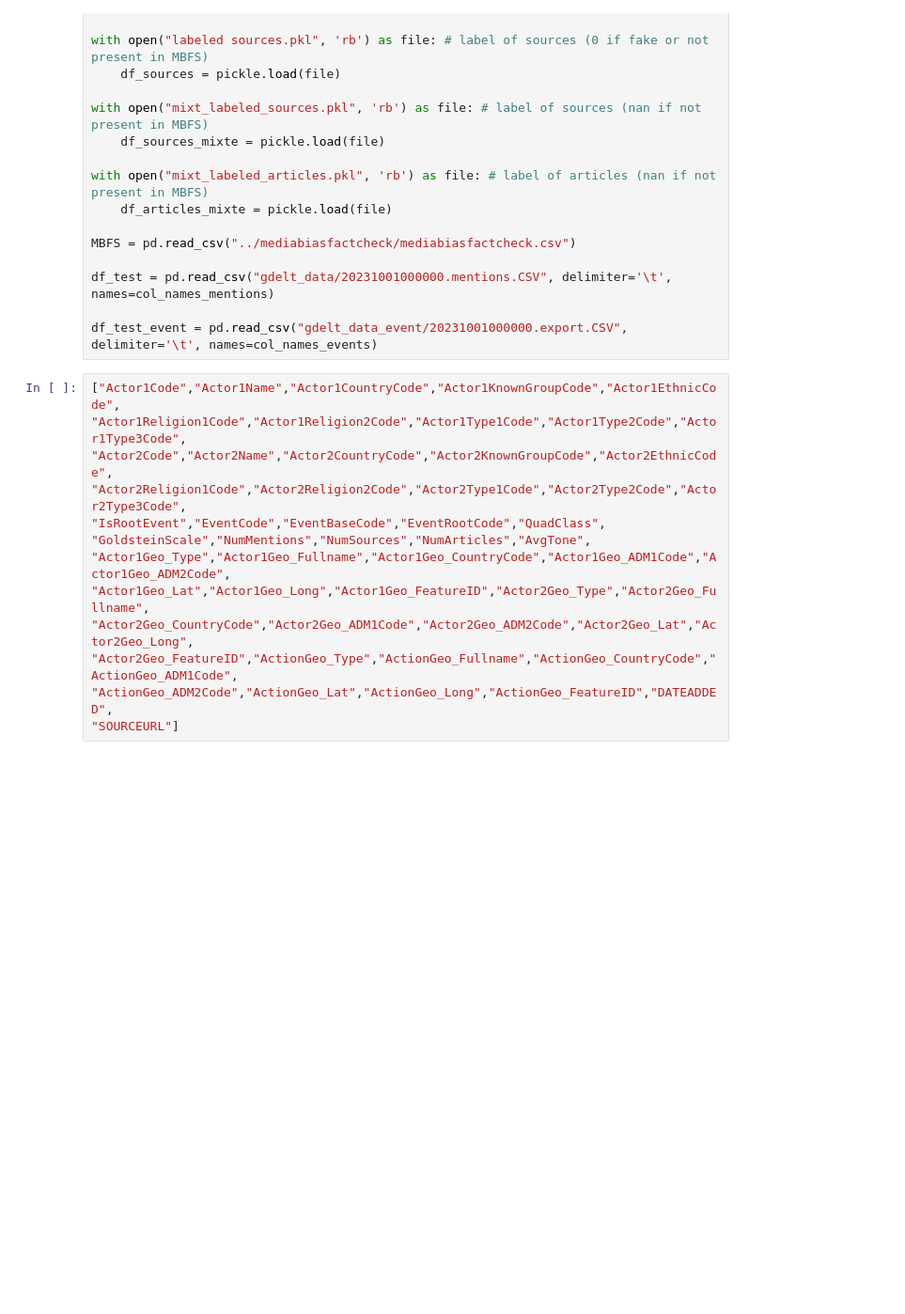
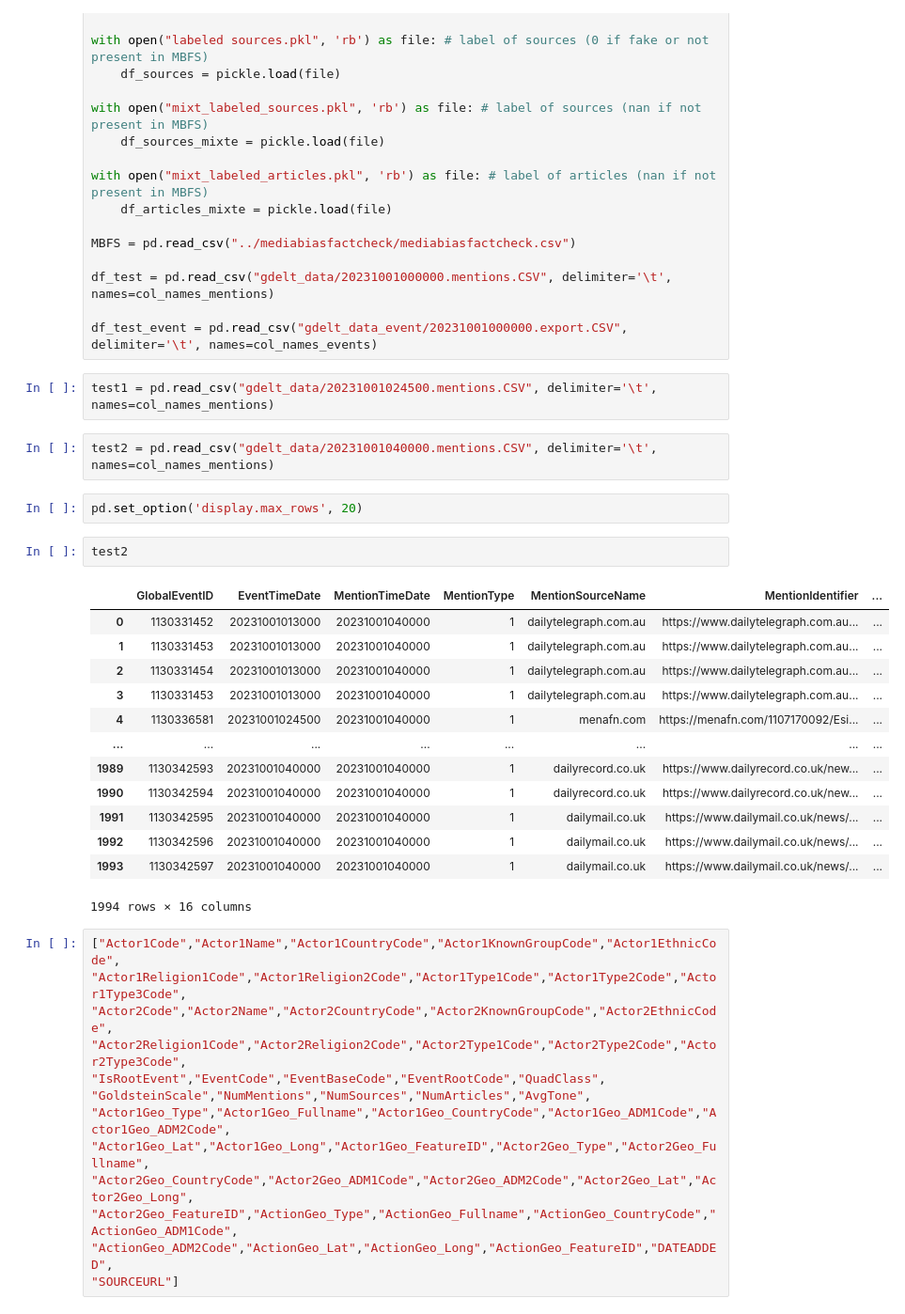
Before and after one commit to MatthiasPicard/fake-news-detection, a Jupyter notebook: urls.ipynb, the cells around one changed output. Shown at 94% size. Drawn from its saved outputs; the diff is of its cells as text; blank space fills up the shorter version.

```diff
--- a/urls.ipynb
+++ b/urls.ipynb
@@ -54,6 +54,28 @@ MBFS = pd.read_csv("../mediabiasfactcheck/mediabiasfactcheck.csv")
 df_test = pd.read_csv("gdelt_data/20231001000000.mentions.CSV", delimiter='\t', names=col_names_mentions)
 
 df_test_event = pd.read_csv("gdelt_data_event/20231001000000.export.CSV", delimiter='\t', names=col_names_events)
+# %%
+test1 = pd.read_csv("gdelt_data/20231001024500.mentions.CSV", delimiter='\t', names=col_names_mentions)
+# %%
+test2 = pd.read_csv("gdelt_data/20231001040000.mentions.CSV", delimiter='\t', names=col_names_mentions)
+# %%
+pd.set_option('display.max_rows', 20)
+# %%
+test2
+# %% [output]
+|  | GlobalEventID | EventTimeDate | MentionTimeDate | MentionType | MentionSourceName | MentionIdentifier | ... |
+| 0 | 1130331452 | 20231001013000 | 20231001040000 | 1 | dailytelegraph.com.au | https://www.dailytelegraph.com.au... | ... |
+| 1 | 1130331453 | 20231001013000 | 20231001040000 | 1 | dailytelegraph.com.au | https://www.dailytelegraph.com.au... | ... |
+| 2 | 1130331454 | 20231001013000 | 20231001040000 | 1 | dailytelegraph.com.au | https://www.dailytelegraph.com.au... | ... |
+| 3 | 1130331453 | 20231001013000 | 20231001040000 | 1 | dailytelegraph.com.au | https://www.dailytelegraph.com.au... | ... |
+| 4 | 1130336581 | 20231001024500 | 20231001040000 | 1 | menafn.com | https://menafn.com/1107170092/Esi... | ... |
+| ... | ... | ... | ... | ... | ... | ... | ... |
+| 1989 | 1130342593 | 20231001040000 | 20231001040000 | 1 | dailyrecord.co.uk | https://www.dailyrecord.co.uk/new... | ... |
+| 1990 | 1130342594 | 20231001040000 | 20231001040000 | 1 | dailyrecord.co.uk | https://www.dailyrecord.co.uk/new... | ... |
+| 1991 | 1130342595 | 20231001040000 | 20231001040000 | 1 | dailymail.co.uk | https://www.dailymail.co.uk/news/... | ... |
+| 1992 | 1130342596 | 20231001040000 | 20231001040000 | 1 | dailymail.co.uk | https://www.dailymail.co.uk/news/... | ... |
+| 1993 | 1130342597 | 20231001040000 | 20231001040000 | 1 | dailymail.co.uk | https://www.dailymail.co.uk/news/... | ... |
+1994 rows × 16 columns
 # %%
 ["Actor1Code","Actor1Name","Actor1CountryCode","Actor1KnownGroupCode","Actor1EthnicCode",
 "Actor1Religion1Code","Actor1Religion2Code","Actor1Type1Code","Actor1Type2Code","Actor1Type3Code",
```
Also changed, not shown: parts of 2 cells of this notebook, 6 other files.
